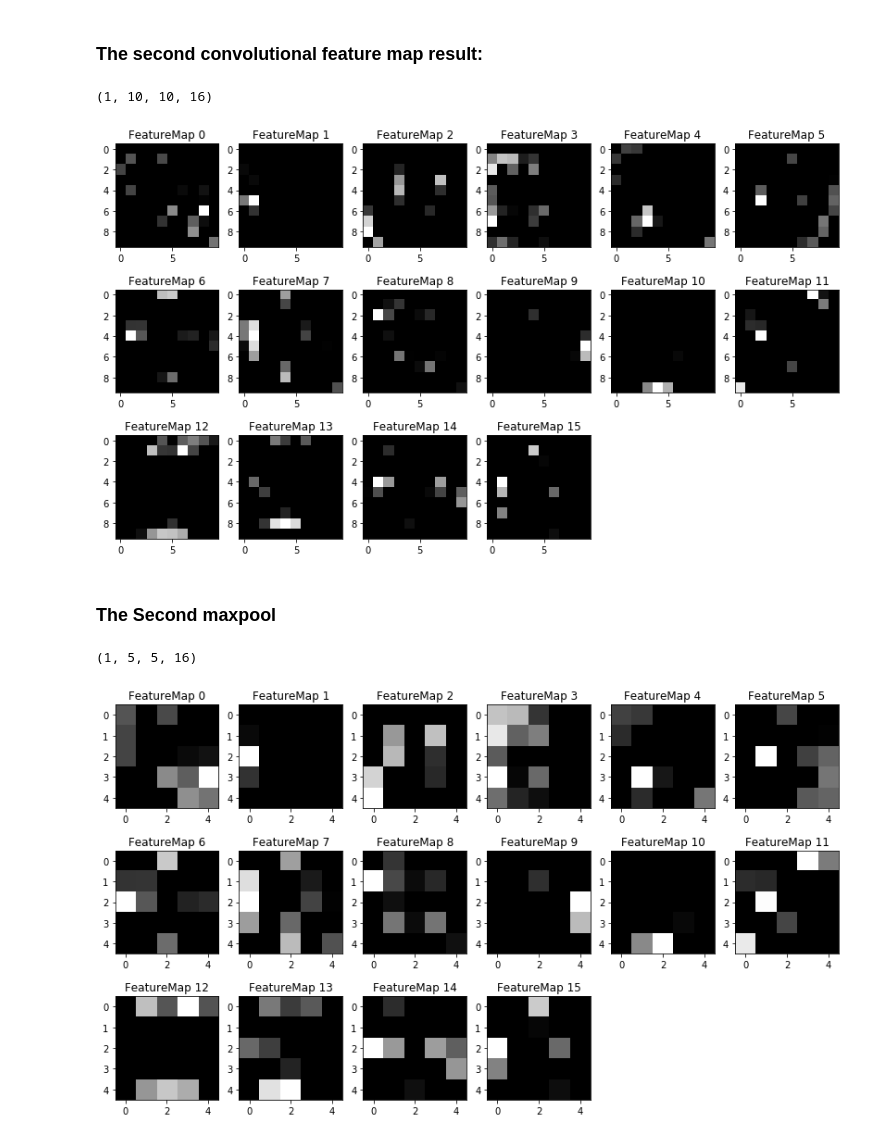
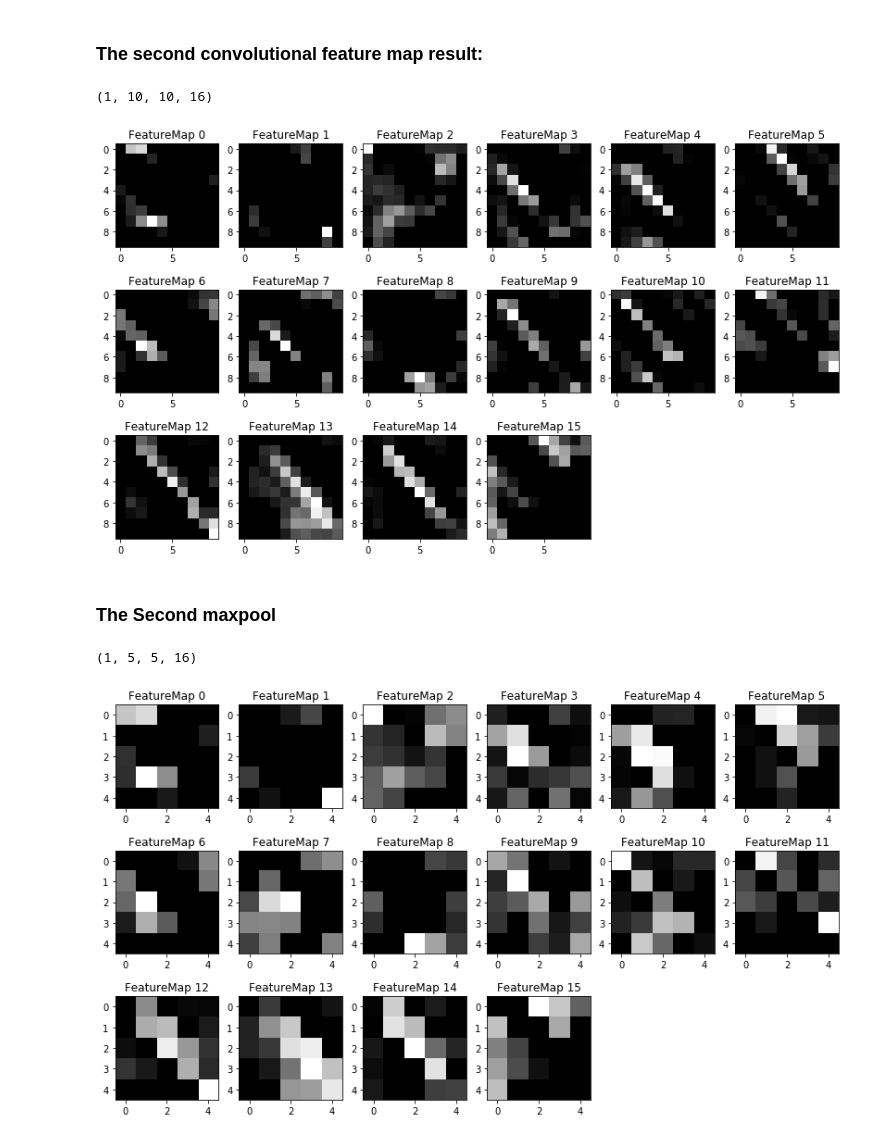
Before and after one commit to AbangLZU/CarND-Traffic-Sign-Classifier-Project, a Jupyter notebook: Traffic_Sign_Classifier.ipynb, the cells around one changed output. Cells and saved outputs as stored; diff of their text form; code cells hidden in the pictures.

```diff
--- a/Traffic_Sign_Classifier.ipynb
+++ b/Traffic_Sign_Classifier.ipynb
@@ -387,8 +387,8 @@ Here I normalize a & grayscale the images. Then these images have been resize to
 # read the images and labels
 path_list = os.listdir('web_imgs')
 imgs_list = []
-imgs_arr = np.zeros([6, 32, 32])
-label_arr = np.zeros([6])
+imgs_arr = np.zeros([10, 32, 32])
+label_arr = np.zeros([10])
 for item in path_list:
     imgs_list.append(imread(os.path.join('web_imgs', item)))
 for i, item in enumerate(imgs_list):
@@ -543,14 +542,14 @@ outputFeatureMap(imgs_arr[1], sess, model.maxpool1)
 # %% [markdown]
 ### The second convolutional feature map result:
 # %%
-outputFeatureMap(imgs_arr[1], sess, model.conv2)
+outputFeatureMap(imgs_arr[0], sess, model.conv2)
 # %% [output]
 (1, 10, 10, 16)
-[figure, old version]
+[figure, new version]
 # %% [markdown]
 ### The Second maxpool
 # %%
-outputFeatureMap(imgs_arr[1], sess, model.maxpool2)
+outputFeatureMap(imgs_arr[0], sess, model.maxpool2)
 # %% [output]
 (1, 5, 5, 16)
-[figure, old version]
+[figure, new version]
```
Also changed, not shown: parts of 6 cells of this notebook, 14 other files.
